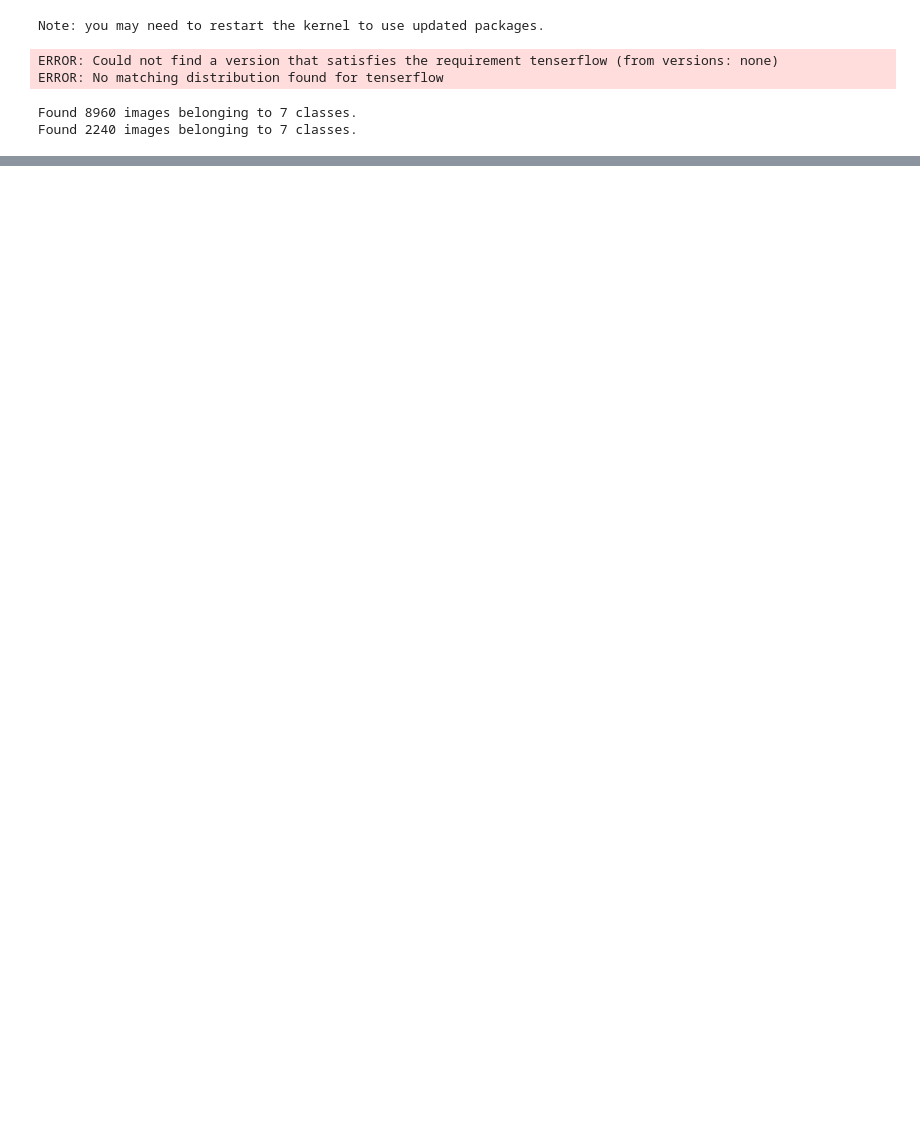
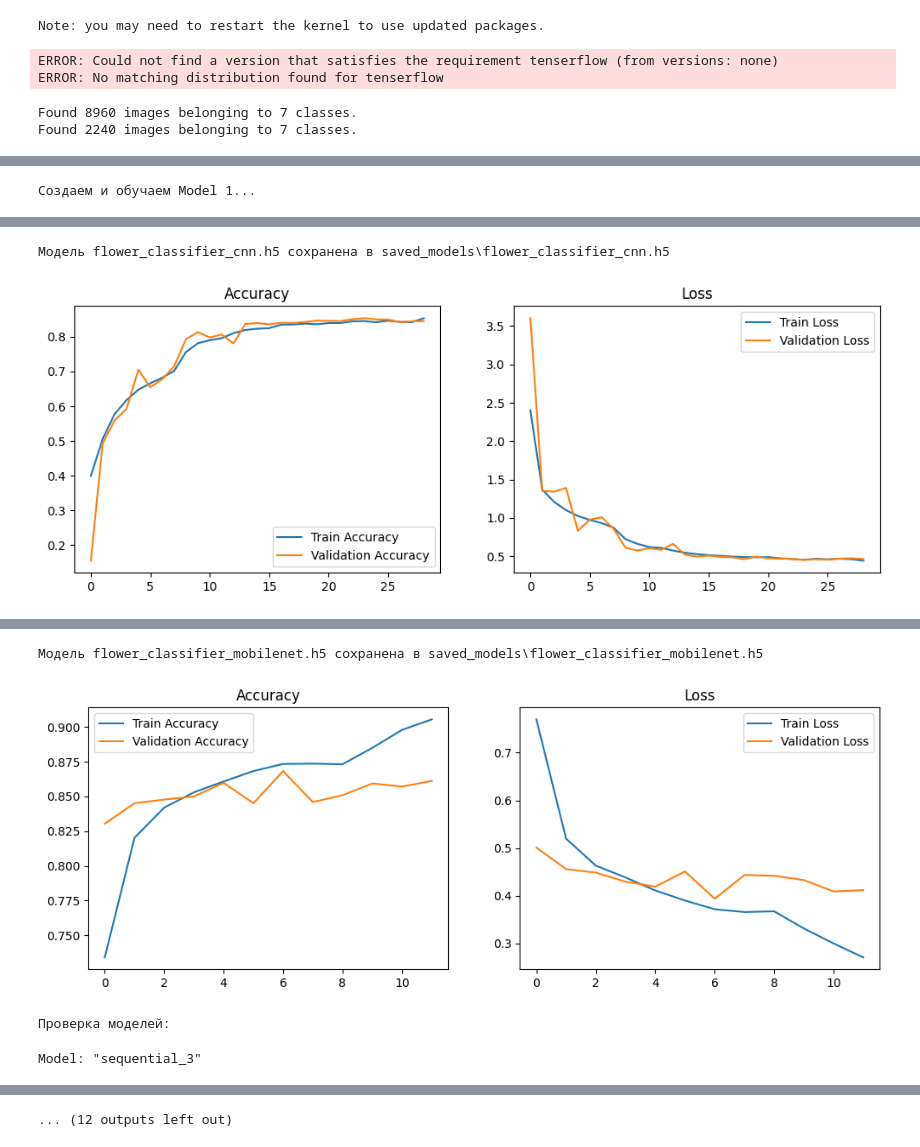
Before and after one commit to AnastasiyaMartynova/termpaper_6sem, a Jupyter notebook: main.ipynb, the cells around one changed output, grey strips where cells are left out. Saved outputs shown, nothing was run; the diff lists cells and outputs as text; code cells hidden in the pictures; blank space fills up the shorter version.

```diff
--- a/main.ipynb
+++ b/main.ipynb
@@ -153,0 +451,69 @@ Found 2240 images belonging to 7 classes.
+# %%
+if not os.path.exists('saved_models'):
+    os.makedirs('saved_models')
+
+# Функции для сохранения и загрузки моделей
+def save_model(model, model_name):
+    model_path = os.path.join('saved_models', model_name)
+    model.save(model_path)
+    print(f"Модель {model_name} сохранена в {model_path}")
+
+def load_model(model_name):
+    model_path = os.path.join('saved_models', model_name)
+    if os.path.exists(model_path):
+        print(f"Загружаем модель {model_name} из {model_path}")
+        return tf.keras.models.load_model(model_path)
+    return None
+
+# Модель 1: Собственная CNN архитектура
+MODEL1_NAME = 'flower_classifier_cnn.h5'
+
+
+model1 = load_model(MODEL1_NAME)
+
+if model1 is None:
+    print("Создаем и обучаем Model 1...")
+    model1 = build_model1()
+
+    history1 = model1.fit(
+        train_generator,
+        epochs=EPOCHS,
+        validation_data=val_generator,
+        callbacks=[early_stopping, reduce_lr]
+    )
+
+    save_model(model1, MODEL1_NAME)
+
+    plot_history(history1)
+else:
+    print("Model 1 загружена из файла")
+
+#Модель 2: Transfer Learning с MobileNetV2
+
+MODEL2_NAME = 'flower_classifier_mobilenet.h5'
+
+model2 = load_model(MODEL2_NAME)
+
+if model2 is None:
+    print("Создаем и обучаем Model 2...")
+    model2 = build_model2()
+
+    history2 = model2.fit(
+        train_generator,
+        epochs=EPOCHS,
+        validation_data=val_generator,
+        callbacks=[early_stopping, reduce_lr]
+    )
+
+    save_model(model2, MODEL2_NAME)
+
+    plot_history(history2)
+else:
+    print("Model 2 загружена из файла")
+
+# Проверка того, что модели загружены корректно
+print("\nПроверка моделей:")
+print(f"Model 1 архитектура: {model1.summary()}")
+print(f"Model 2 архитектура: {model2.summary()}")
+# %% [output]
+Создаем и обучаем Model 1...
@@ -153,0 +538,2 @@ Found 2240 images belonging to 7 classes.
+Модель flower_classifier_cnn.h5 сохранена в saved_models\flower_classifier_cnn.h5
+[figure, added]
@@ -153,0 +558,4 @@ Found 2240 images belonging to 7 classes.
+Модель flower_classifier_mobilenet.h5 сохранена в saved_models\flower_classifier_mobilenet.h5
+[figure, added]
+Проверка моделей:
+Model: "sequential_3"
@@ -153,0 +579 @@ Found 2240 images belonging to 7 classes.
+... (12 outputs left out)
```
Also changed, not shown: parts of 6 cells of this notebook, 2 other files.
